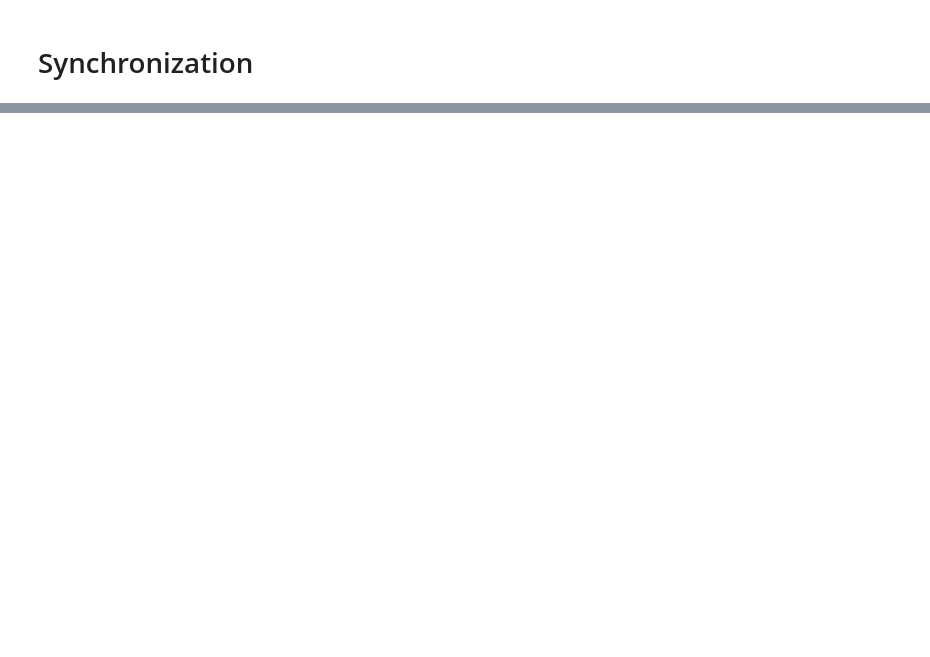
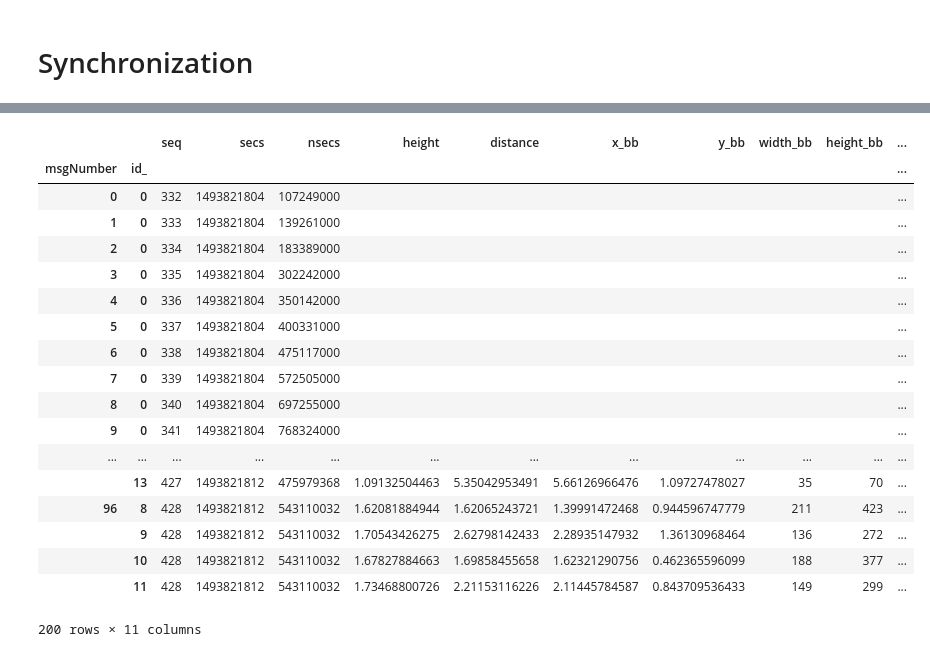
Before and after one commit to gbarrene/social_tracking, a Jupyter notebook: BasicTimeSynchronizerPresentation.ipynb, the cells around one changed output, grey strips where cells are left out. Drawn from its saved outputs; the diff is of its cells as text; code cells hidden in the pictures; blank space fills up the shorter version.

```diff
--- a/BasicTimeSynchronizerPresentation.ipynb
+++ b/BasicTimeSynchronizerPresentation.ipynb
@@ -166,4 +253,24 @@ len(frame)
 # %%
 tri.frameMatch = frame
 # %%
-tri.head(30)
+tri.head(200)
+# %% [output]
+|  |  | seq | secs | nsecs | height | distance | x_bb | y_bb | width_bb | height_bb | ... |
+| msgNumber | id_ |  |  |  |  |  |  |  |  |  | ... |
+| 0 | 0 | 332 | 1493821804 | 107249000 |  |  |  |  |  |  | ... |
+| 1 | 0 | 333 | 1493821804 | 139261000 |  |  |  |  |  |  | ... |
+| 2 | 0 | 334 | 1493821804 | 183389000 |  |  |  |  |  |  | ... |
+| 3 | 0 | 335 | 1493821804 | 302242000 |  |  |  |  |  |  | ... |
+| 4 | 0 | 336 | 1493821804 | 350142000 |  |  |  |  |  |  | ... |
+| 5 | 0 | 337 | 1493821804 | 400331000 |  |  |  |  |  |  | ... |
+| 6 | 0 | 338 | 1493821804 | 475117000 |  |  |  |  |  |  | ... |
+| 7 | 0 | 339 | 1493821804 | 572505000 |  |  |  |  |  |  | ... |
+| 8 | 0 | 340 | 1493821804 | 697255000 |  |  |  |  |  |  | ... |
+| 9 | 0 | 341 | 1493821804 | 768324000 |  |  |  |  |  |  | ... |
+| ... | ... | ... | ... | ... | ... | ... | ... | ... | ... | ... | ... |
+|  | 13 | 427 | 1493821812 | 475979368 | 1.09132504463 | 5.35042953491 | 5.66126966476 | 1.09727478027 | 35 | 70 | ... |
+| 96 | 8 | 428 | 1493821812 | 543110032 | 1.62081884944 | 1.62065243721 | 1.39991472468 | 0.944596747779 | 211 | 423 | ... |
+|  | 9 | 428 | 1493821812 | 543110032 | 1.70543426275 | 2.62798142433 | 2.28935147932 | 1.36130968464 | 136 | 272 | ... |
+|  | 10 | 428 | 1493821812 | 543110032 | 1.67827884663 | 1.69858455658 | 1.62321290756 | 0.462365596099 | 188 | 377 | ... |
+|  | 11 | 428 | 1493821812 | 543110032 | 1.73468800726 | 2.21153116226 | 2.11445784587 | 0.843709536433 | 149 | 299 | ... |
+200 rows × 11 columns
```
Also changed, not shown: parts of 11 cells of this notebook.
